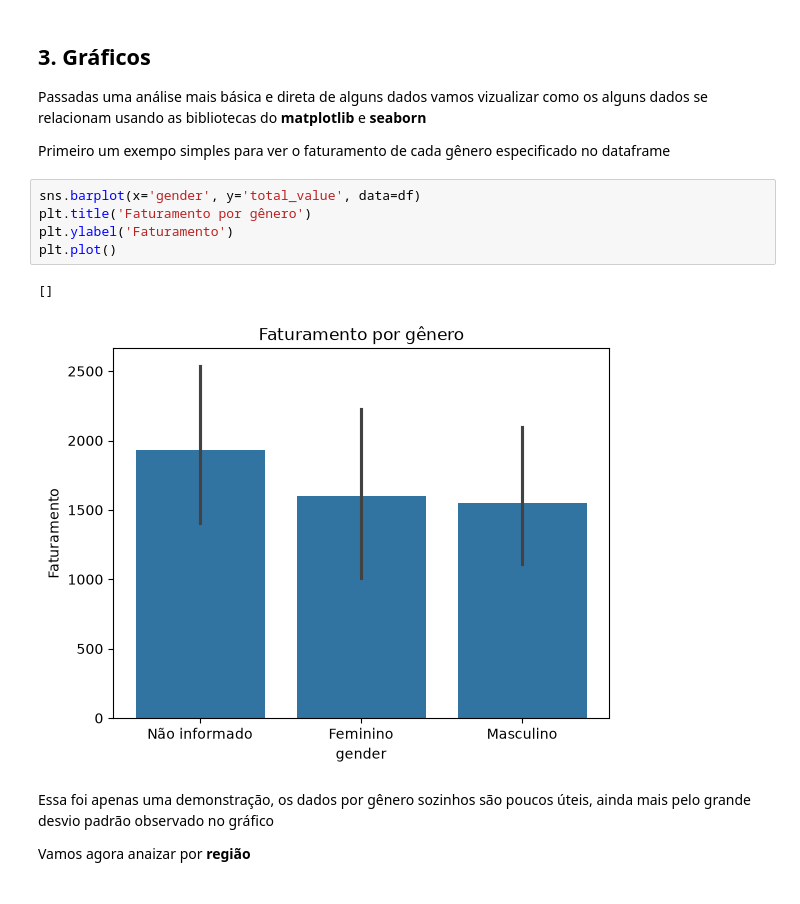
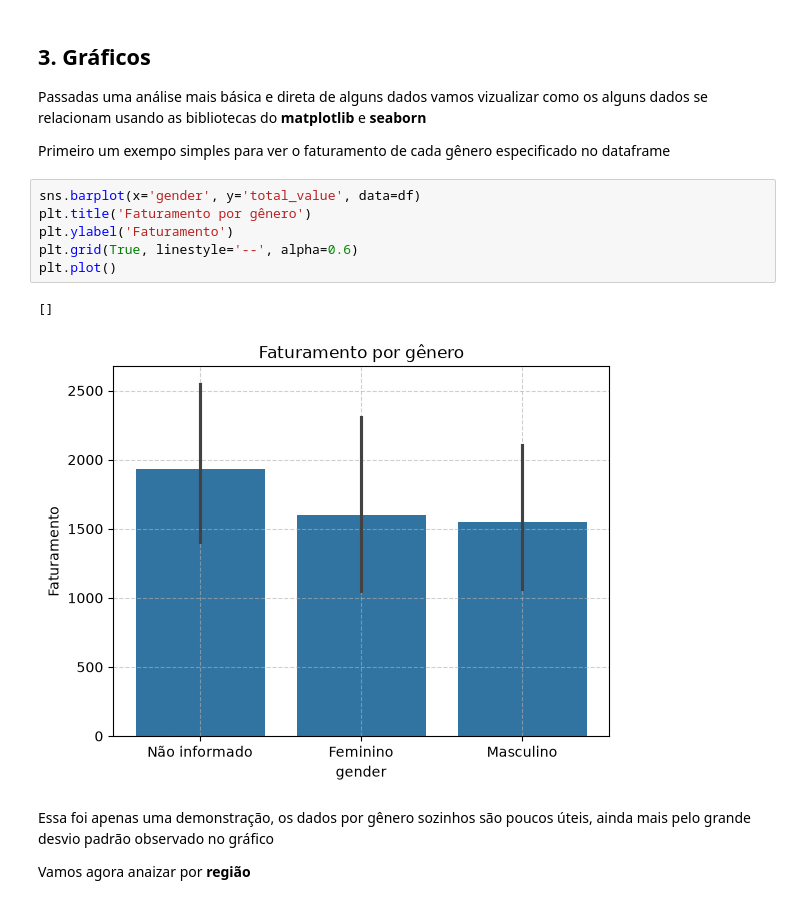
Before and after one commit to lucasrasia/analise_compras, a Jupyter notebook: notebook.ipynb, the cells around one changed output. Saved outputs shown, nothing was run; the diff lists cells and outputs as text.

```diff
--- a/notebook.ipynb
+++ b/notebook.ipynb
@@ -145,11 +145,12 @@ Primeiro um exempo simples para ver o faturamento de cada gênero especificado n
 # %%
 sns.barplot(x='gender', y='total_value', data=df)
 plt.title('Faturamento por gênero')
 plt.ylabel('Faturamento')
+plt.grid(True, linestyle='--', alpha=0.6)
 plt.plot()
 # %% [output]
 []
-[figure, old version]
+[figure, new version]
 # %% [markdown]
 Essa foi apenas uma demonstração, os dados por gênero sozinhos são poucos úteis, ainda mais pelo grande desvio padrão observado no gráfico
 
```
Also changed, not shown: parts of 4 cells of this notebook.
